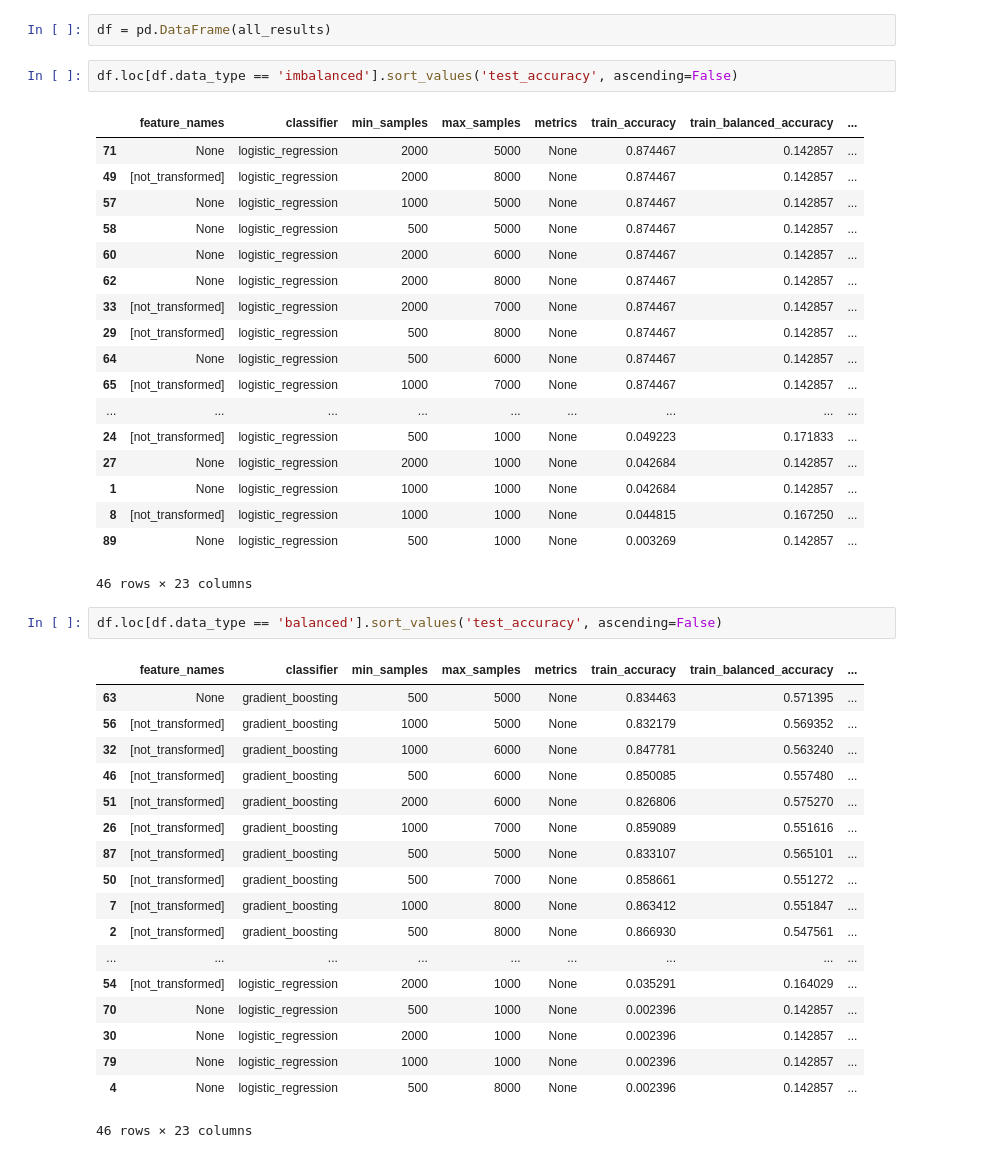
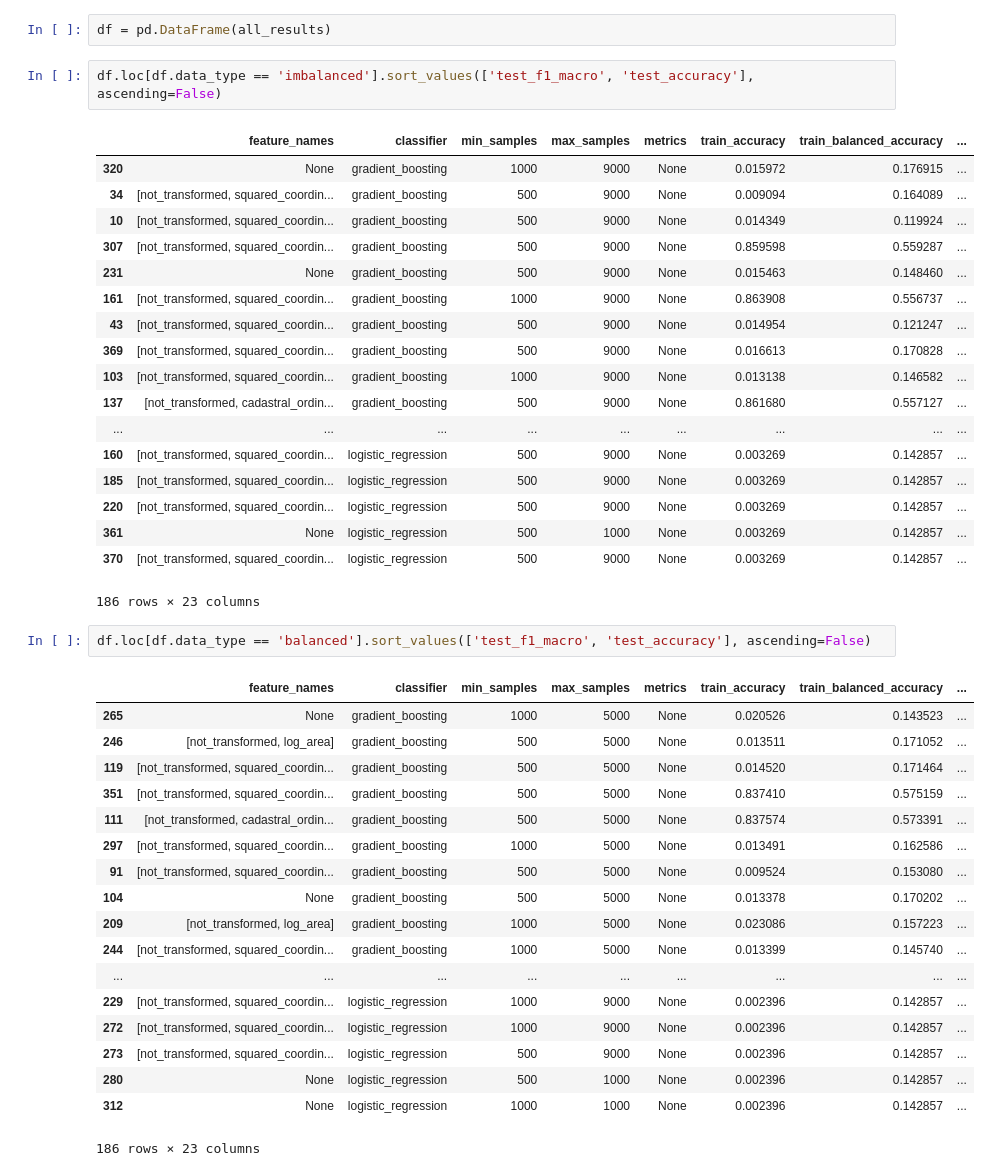
Before and after one commit to santimaldonado2/datathon, a Jupyter notebook: notebooks/experiments_results_process.ipynb, the cells around one changed output. Drawn from its saved outputs; the diff is of its cells as text.

```diff
--- a/notebooks/experiments_results_process.ipynb
+++ b/notebooks/experiments_results_process.ipynb
@@ -31,44 +31,44 @@ for file in os.listdir(directory):
 # %%
 df = pd.DataFrame(all_results)
 # %%
-df.loc[df.data_type == 'imbalanced'].sort_values('test_accuracy', ascending=False)
+df.loc[df.data_type == 'imbalanced'].sort_values(['test_f1_macro', 'test_accuracy'], ascending=False)
 # %% [output]
 |  | feature_names | classifier | min_samples | max_samples | metrics | train_accuracy | train_balanced_accuracy | ... |
-| 71 | None | logistic_regression | 2000 | 5000 | None | 0.874467 | 0.142857 | ... |
-| 49 | [not_transformed] | logistic_regression | 2000 | 8000 | None | 0.874467 | 0.142857 | ... |
-| 57 | None | logistic_regression | 1000 | 5000 | None | 0.874467 | 0.142857 | ... |
-| 58 | None | logistic_regression | 500 | 5000 | None | 0.874467 | 0.142857 | ... |
-| 60 | None | logistic_regression | 2000 | 6000 | None | 0.874467 | 0.142857 | ... |
-| 62 | None | logistic_regression | 2000 | 8000 | None | 0.874467 | 0.142857 | ... |
-| 33 | [not_transformed] | logistic_regression | 2000 | 7000 | None | 0.874467 | 0.142857 | ... |
-| 29 | [not_transformed] | logistic_regression | 500 | 8000 | None | 0.874467 | 0.142857 | ... |
-| 64 | None | logistic_regression | 500 | 6000 | None | 0.874467 | 0.142857 | ... |
-| 65 | [not_transformed] | logistic_regression | 1000 | 7000 | None | 0.874467 | 0.142857 | ... |
+| 320 | None | gradient_boosting | 1000 | 9000 | None | 0.015972 | 0.176915 | ... |
+| 34 | [not_transformed, squared_coordin... | gradient_boosting | 500 | 9000 | None | 0.009094 | 0.164089 | ... |
+| 10 | [not_transformed, squared_coordin... | gradient_boosting | 500 | 9000 | None | 0.014349 | 0.119924 | ... |
+| 307 | [not_transformed, squared_coordin... | gradient_boosting | 500 | 9000 | None | 0.859598 | 0.559287 | ... |
+| 231 | None | gradient_boosting | 500 | 9000 | None | 0.015463 | 0.148460 | ... |
+| 161 | [not_transformed, squared_coordin... | gradient_boosting | 1000 | 9000 | None | 0.863908 | 0.556737 | ... |
+| 43 | [not_transformed, squared_coordin... | gradient_boosting | 500 | 9000 | None | 0.014954 | 0.121247 | ... |
+| 369 | [not_transformed, squared_coordin... | gradient_boosting | 500 | 9000 | None | 0.016613 | 0.170828 | ... |
+| 103 | [not_transformed, squared_coordin... | gradient_boosting | 1000 | 9000 | None | 0.013138 | 0.146582 | ... |
+| 137 | [not_transformed, cadastral_ordin... | gradient_boosting | 500 | 9000 | None | 0.861680 | 0.557127 | ... |
 | ... | ... | ... | ... | ... | ... | ... | ... | ... |
-| 24 | [not_transformed] | logistic_regression | 500 | 1000 | None | 0.049223 | 0.171833 | ... |
-| 27 | None | logistic_regression | 2000 | 1000 | None | 0.042684 | 0.142857 | ... |
-| 1 | None | logistic_regression | 1000 | 1000 | None | 0.042684 | 0.142857 | ... |
-| 8 | [not_transformed] | logistic_regression | 1000 | 1000 | None | 0.044815 | 0.167250 | ... |
-| 89 | None | logistic_regression | 500 | 1000 | None | 0.003269 | 0.142857 | ... |
+| 160 | [not_transformed, squared_coordin... | logistic_regression | 500 | 9000 | None | 0.003269 | 0.142857 | ... |
+| 185 | [not_transformed, squared_coordin... | logistic_regression | 500 | 9000 | None | 0.003269 | 0.142857 | ... |
+| 220 | [not_transformed, squared_coordin... | logistic_regression | 500 | 9000 | None | 0.003269 | 0.142857 | ... |
+| 361 | None | logistic_regression | 500 | 1000 | None | 0.003269 | 0.142857 | ... |
+| 370 | [not_transformed, squared_coordin... | logistic_regression | 500 | 9000 | None | 0.003269 | 0.142857 | ... |
-46 rows × 23 columns
+186 rows × 23 columns
 # %%
-df.loc[df.data_type == 'balanced'].sort_values('test_accuracy', ascending=False)
+df.loc[df.data_type == 'balanced'].sort_values(['test_f1_macro', 'test_accuracy'], ascending=False)
 # %% [output]
 |  | feature_names | classifier | min_samples | max_samples | metrics | train_accuracy | train_balanced_accuracy | ... |
-| 63 | None | gradient_boosting | 500 | 5000 | None | 0.834463 | 0.571395 | ... |
-| 56 | [not_transformed] | gradient_boosting | 1000 | 5000 | None | 0.832179 | 0.569352 | ... |
-| 32 | [not_transformed] | gradient_boosting | 1000 | 6000 | None | 0.847781 | 0.563240 | ... |
-| 46 | [not_transformed] | gradient_boosting | 500 | 6000 | None | 0.850085 | 0.557480 | ... |
-| 51 | [not_transformed] | gradient_boosting | 2000 | 6000 | None | 0.826806 | 0.575270 | ... |
-| 26 | [not_transformed] | gradient_boosting | 1000 | 7000 | None | 0.859089 | 0.551616 | ... |
-| 87 | [not_transformed] | gradient_boosting | 500 | 5000 | None | 0.833107 | 0.565101 | ... |
-| 50 | [not_transformed] | gradient_boosting | 500 | 7000 | None | 0.858661 | 0.551272 | ... |
-| 7 | [not_transformed] | gradient_boosting | 1000 | 8000 | None | 0.863412 | 0.551847 | ... |
-| 2 | [not_transformed] | gradient_boosting | 500 | 8000 | None | 0.866930 | 0.547561 | ... |
+| 265 | None | gradient_boosting | 1000 | 5000 | None | 0.020526 | 0.143523 | ... |
+| 246 | [not_transformed, log_area] | gradient_boosting | 500 | 5000 | None | 0.013511 | 0.171052 | ... |
+| 119 | [not_transformed, squared_coordin... | gradient_boosting | 500 | 5000 | None | 0.014520 | 0.171464 | ... |
+| 351 | [not_transformed, squared_coordin... | gradient_boosting | 500 | 5000 | None | 0.837410 | 0.575159 | ... |
+| 111 | [not_transformed, cadastral_ordin... | gradient_boosting | 500 | 5000 | None | 0.837574 | 0.573391 | ... |
+| 297 | [not_transformed, squared_coordin... | gradient_boosting | 1000 | 5000 | None | 0.013491 | 0.162586 | ... |
+| 91 | [not_transformed, squared_coordin... | gradient_boosting | 500 | 5000 | None | 0.009524 | 0.153080 | ... |
+| 104 | None | gradient_boosting | 500 | 5000 | None | 0.013378 | 0.170202 | ... |
+| 209 | [not_transformed, log_area] | gradient_boosting | 1000 | 5000 | None | 0.023086 | 0.157223 | ... |
+| 244 | [not_transformed, squared_coordin... | gradient_boosting | 1000 | 5000 | None | 0.013399 | 0.145740 | ... |
 | ... | ... | ... | ... | ... | ... | ... | ... | ... |
-| 54 | [not_transformed] | logistic_regression | 2000 | 1000 | None | 0.035291 | 0.164029 | ... |
-| 70 | None | logistic_regression | 500 | 1000 | None | 0.002396 | 0.142857 | ... |
-| 30 | None | logistic_regression | 2000 | 1000 | None | 0.002396 | 0.142857 | ... |
-| 79 | None | logistic_regression | 1000 | 1000 | None | 0.002396 | 0.142857 | ... |
-| 4 | None | logistic_regression | 500 | 8000 | None | 0.002396 | 0.142857 | ... |
+| 229 | [not_transformed, squared_coordin... | logistic_regression | 1000 | 9000 | None | 0.002396 | 0.142857 | ... |
+| 272 | [not_transformed, squared_coordin... | logistic_regression | 1000 | 9000 | None | 0.002396 | 0.142857 | ... |
+| 273 | [not_transformed, squared_coordin... | logistic_regression | 500 | 9000 | None | 0.002396 | 0.142857 | ... |
+| 280 | None | logistic_regression | 500 | 1000 | None | 0.002396 | 0.142857 | ... |
+| 312 | None | logistic_regression | 1000 | 1000 | None | 0.002396 | 0.142857 | ... |
-46 rows × 23 columns
+186 rows × 23 columns
```
Also changed, not shown: 5 other files.
